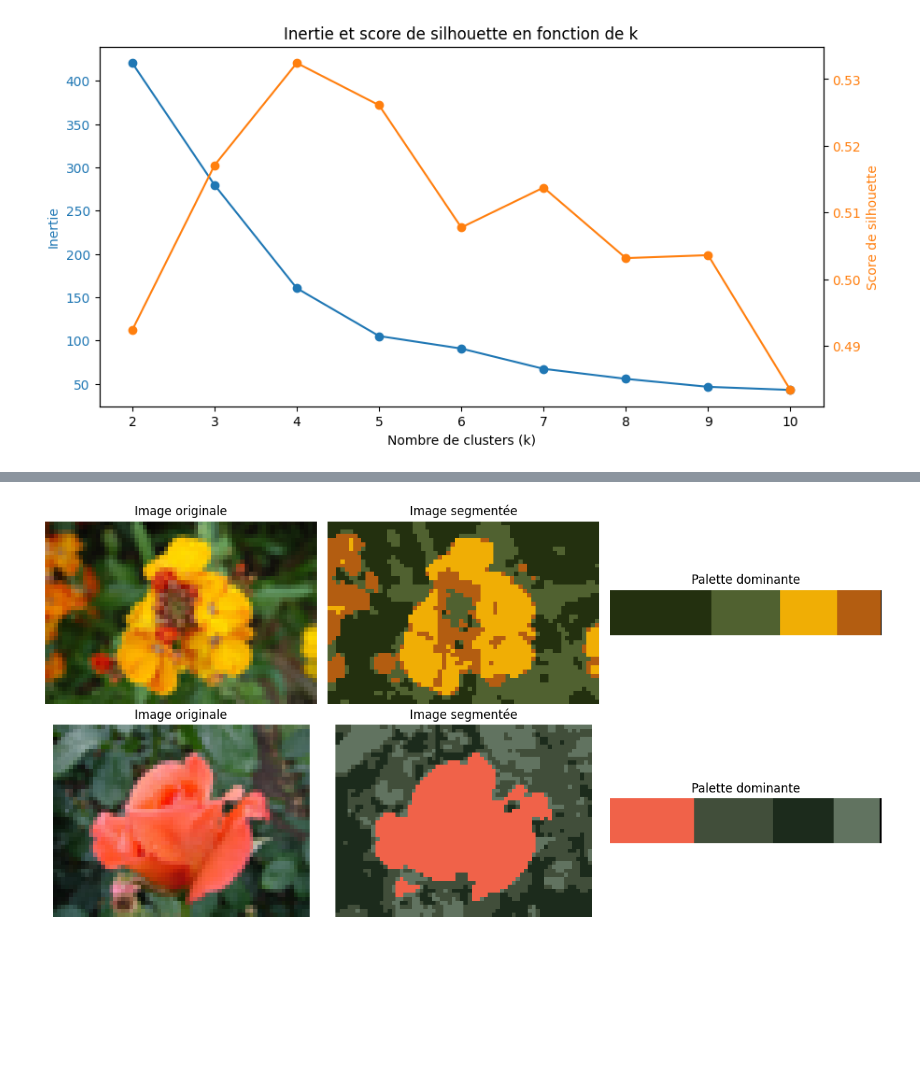
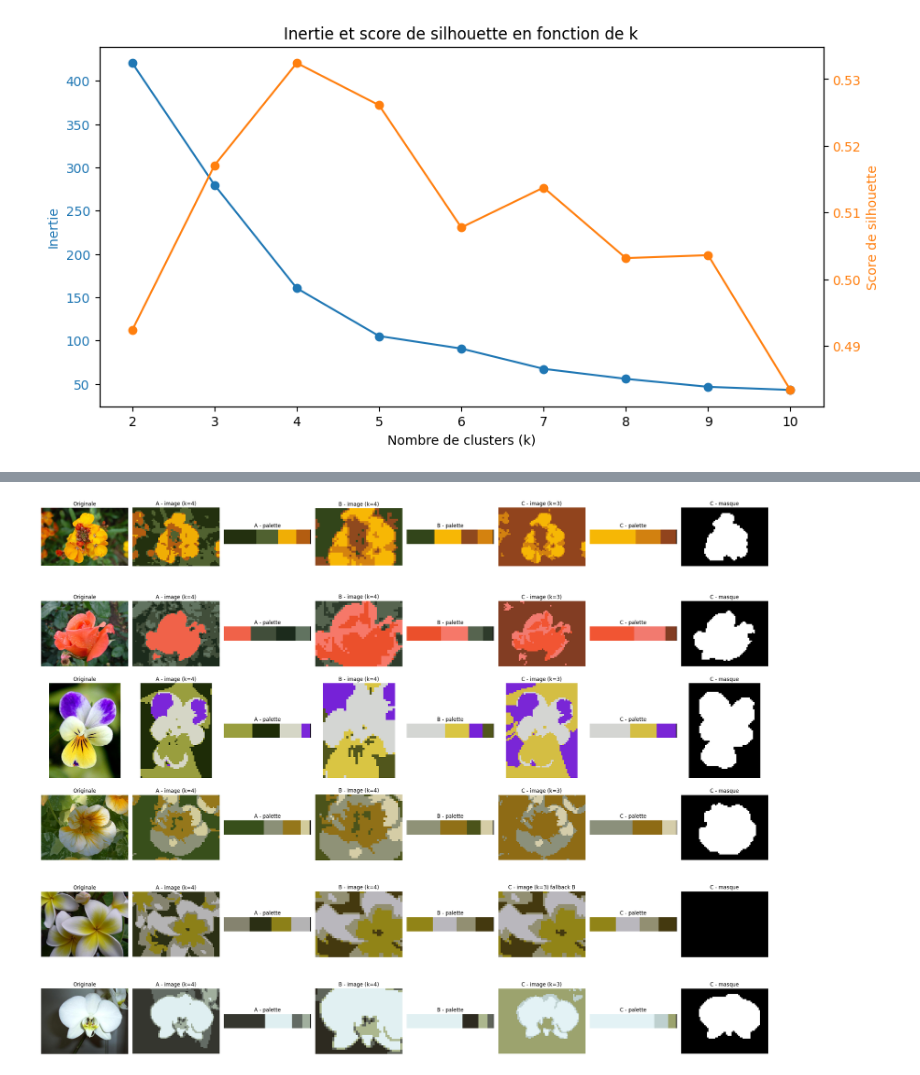
Before and after one commit to mathis-lambert/CPE_Machine-Learning, a Jupyter notebook: fr/Projet/lambert_rodrigues_bouchot.ipynb, the cells around one changed output, grey strips where cells are left out. Cells and saved outputs as stored; diff of their text form; code cells hidden in the pictures; blank space fills up the shorter version.

Commit message:
feat: restructure notebook and improve image annotation pipeline

```diff
--- a/fr/Projet/lambert_rodrigues_bouchot.ipynb
+++ b/fr/Projet/lambert_rodrigues_bouchot.ipynb
@@ -79,7 +80,7 @@ IMAGES_DIR.mkdir(exist_ok=True)
 # Références de la source de données
 DATASET_NAME = "pufanyi/flowers102"
 DATASET_URL = "https://huggingface.co/datasets/pufanyi/flowers102"
-DEFAULT_LICENSE = "Licence libre à confirmer dans la carte du dataset Hugging Face"
+DEFAULT_LICENSE = "CC-BY-4.0"
 
 def extract_exif_metadata(image):
     """Retourner un sous-ensemble lisible des métadonnées EXIF."""
@@ -320,11 +400,15 @@ Nous ajoutons ensuite quatre colonnes au `DataFrame` :
 # %%
-results = [cluster_colors(image, n_colors=OPTIMAL_CLUSTERS) for image in df["image"]]
+results_a = [cluster_colors_global(image) for image in df["image"]]
+results_b = [cluster_colors_center(image) for image in df["image"]]
+results_c = [cluster_colors_flower_focus(image) for image in df["image"]]
 
-# On conserve les éléments utiles pour l'analyse et les visualisations suivantes.
-df["resized_image"] = [result[0] for result in results]
-df["clustered_image"] = [result[1] for result in results]
-df["palette"] = [result[2] for result in results]
-df["frequencies"] = [result[3] for result in results]
+for prefix, results in [("A", results_a), ("B", results_b), ("C", results_c)]:
+    df[f"working_image_{prefix}"] = [result["working_image"] for result in results]
+    df[f"segmented_image_{prefix}"] = [result["segmented_image"] for result in results]
+    df[f"palette_{prefix}"] = [result["palette"] for result in results]
+    df[f"frequencies_{prefix}"] = [result["frequencies"] for result in results]
+    df[f"focus_mask_{prefix}"] = [result["focus_mask"] for result in results]
+    df[f"fallback_used_{prefix}"] = [result["fallback_used"] for result in results]
 
-df[["label"]].head()
+df[["filename", "fallback_used_C"]].head()
 # %% [output]
@@ -345,40 +425,59 @@ Pour quelques images, nous affichons :
 # %%
-def palette_bar(colors, frequencies, width=300, height=50):
-    # Construire une barre horizontale où chaque segment représente une couleur dominante.
+def palette_bar(colors, frequencies, width=220, height=36):
     frequencies = frequencies / frequencies.sum()
     bar = np.zeros((height, width, 3), dtype=np.uint8)
-
     start = 0
     for color, freq in zip(colors, frequencies):
         end = start + int(freq * width)
         bar[:, start:end] = (color * 255).astype(np.uint8)
         start = end
-
     return bar
 
-IMAGE_TO_SHOW = 2
-sample_ids = np.arange(IMAGE_TO_SHOW)
-fig, axes = plt.subplots(len(sample_ids), 3, figsize=(12, 3 * len(sample_ids)))
+IMAGE_TO_SHOW = 6
+sample_ids = np.arange(min(IMAGE_TO_SHOW, len(df)))
+fig, axes = plt.subplots(len(sample_ids), 8, figsize=(24, 3.2 * len(sample_ids)))
+
+if len(sample_ids) == 1:
+    axes = np.expand_dims(axes, axis=0)
 
 for row, i in enumerate(sample_ids):
-    # Colonne 1: image redimensionnée pour garder un affichage compact.
-    axes[row, 0].imshow(df.loc[i, "resized_image"])
-    axes[row, 0].set_title("Image originale")
+    axes[row, 0].imshow(df.loc[i, "image"])
+    axes[row, 0].set_title("Originale")
     axes[row, 0].axis("off")
 
-    # Colonne 2: image reconstruite après clustering.
-    axes[row, 1].imshow(df.loc[i, "clustered_image"])
-    axes[row, 1].set_title("Image segmentée")
+    axes[row, 1].imshow(df.loc[i, "segmented_image_A"])
+    axes[row, 1].set_title(f"A - image (k={K_BY_METHOD['A']})")
     axes[row, 1].axis("off")
 
-    # Colonne 3: palette dominante associée à l'image.
-    bar = palette_bar(df.loc[i, "palette"], df.loc[i, "frequencies"])
-    axes[row, 2].imshow(bar)
-    axes[row, 2].set_title("Palette dominante")
+    axes[row, 2].imshow(palette_bar(df.loc[i, "palette_A"], df.loc[i, "frequencies_A"]))
+    axes[row, 2].set_title("A - palette")
     axes[row, 2].axis("off")
+
+    axes[row, 3].imshow(df.loc[i, "segmented_image_B"])
+    axes[row, 3].set_title(f"B - image (k={K_BY_METHOD['B']})")
+    axes[row, 3].axis("off")
+
+    axes[row, 4].imshow(palette_bar(df.loc[i, "palette_B"], df.loc[i, "frequencies_B"]))
+    axes[row, 4].set_title("B - palette")
+    axes[row, 4].axis("off")
+
+    title_c = f"C - image (k={K_BY_METHOD['C']})"
+    if df.loc[i, "fallback_used_C"]:
+        title_c += " fallback B"
+    axes[row, 5].imshow(df.loc[i, "segmented_image_C"])
+    axes[row, 5].set_title(title_c)
+    axes[row, 5].axis("off")
+
+    axes[row, 6].imshow(palette_bar(df.loc[i, "palette_C"], df.loc[i, "frequencies_C"]))
+    axes[row, 6].set_title("C - palette")
+    axes[row, 6].axis("off")
+
+    axes[row, 7].imshow(df.loc[i, "focus_mask_C"], cmap="gray")
+    axes[row, 7].set_title("C - masque")
+    axes[row, 7].axis("off")
 
 plt.tight_layout()
 plt.show()
 # %% [output]
-[figure, old version]
+[figure, new version]
 # %% [markdown]
```
Also changed, not shown: parts of 26 cells of this notebook.
